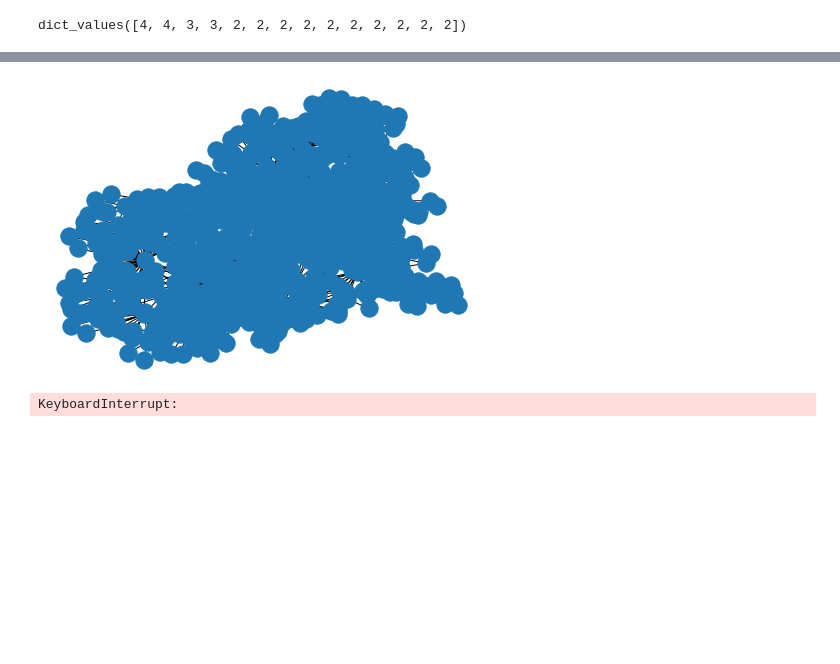
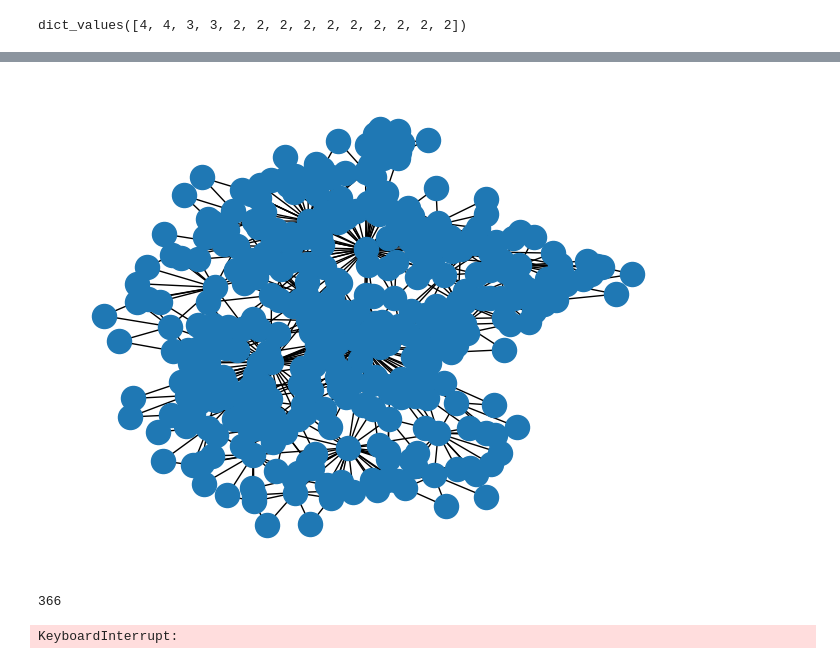
Before and after one commit to processempathy/bureaucracy-guidebook, a Jupyter notebook: data_analysis/cowboy_distance/cowboy_distance.ipynb, the cells around one changed output, grey strips where cells are left out. Cells and saved outputs as stored; diff of their text form; code cells hidden in the pictures; blank space fills up the shorter version.

```diff
--- a/data_analysis/cowboy_distance/cowboy_distance.ipynb
+++ b/data_analysis/cowboy_distance/cowboy_distance.ipynb
@@ -112,6 +122,10 @@ plot_distribution_of_distances(G5)
 # %%
-G7 = networkx.dorogovtsev_goltsev_mendes_graph(7)
-networkx.draw(G)
+G6 = networkx.dorogovtsev_goltsev_mendes_graph(6)
+networkx.draw(G6)
 # %% [output]
-[figure, old version]
+[figure, new version]
+# %%
+G6.number_of_nodes()
+# %% [output]
+366
 # %%
```
Also changed, not shown: parts of 13 cells of this notebook, 13 other files.
